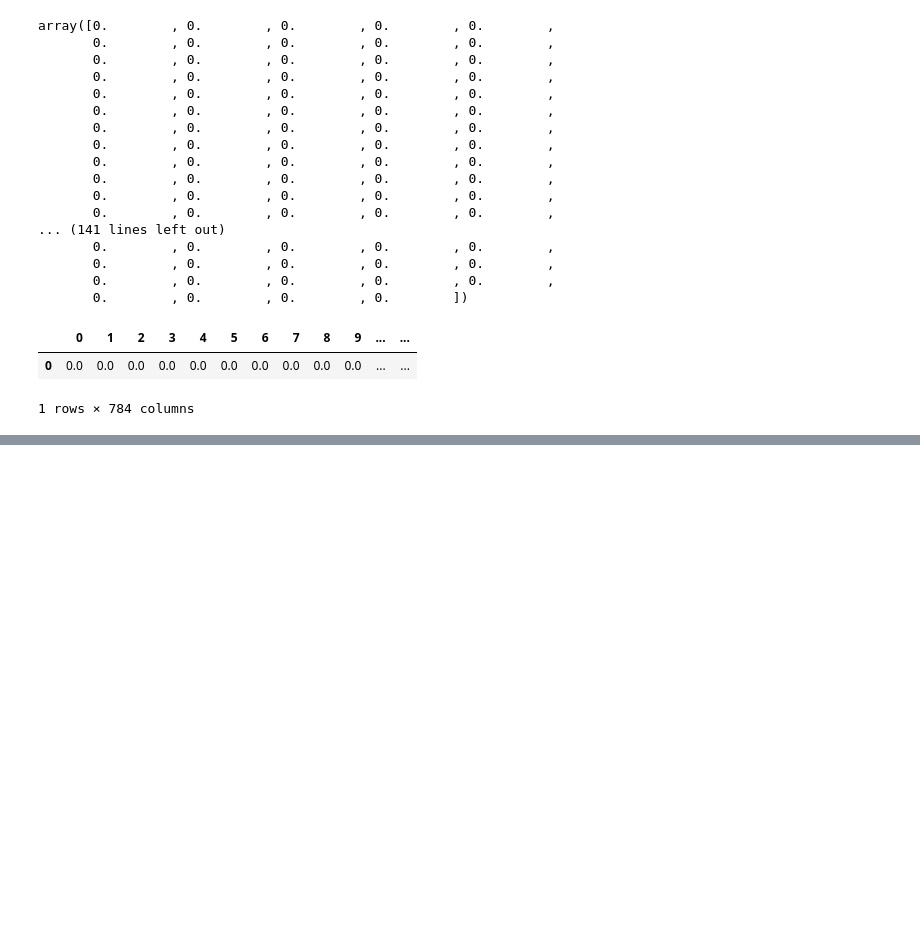
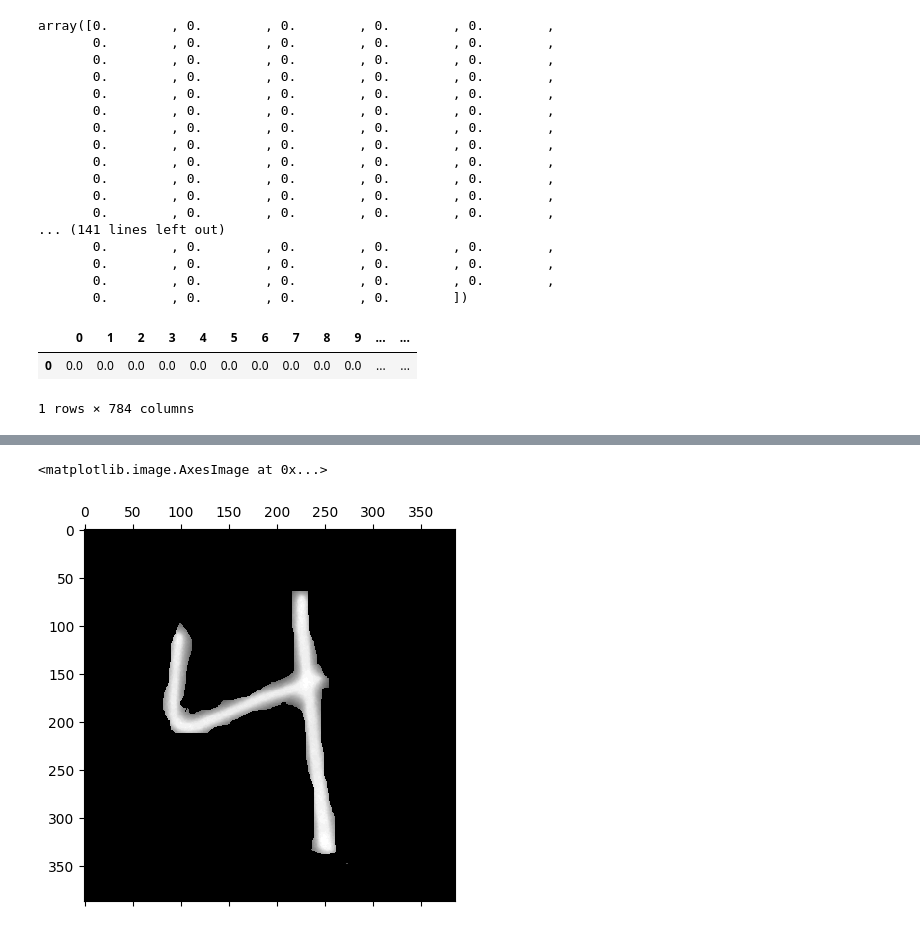
Before and after one commit to jewelnu/KNN_digits_rcognition, a Jupyter notebook: KNN_digit_OCR.ipynb, the cells around one changed output, grey strips where cells are left out. Saved outputs shown, nothing was run; the diff lists cells and outputs as text; code cells hidden in the pictures; blank space fills up the shorter version.

```diff
--- a/KNN_digit_OCR.ipynb
+++ b/KNN_digit_OCR.ipynb
@@ -168,0 +229,3 @@ array([9], dtype=uint8)
+# %%
+img_resizedM = cv2.bitwise_not(input_image)#change background white to black and digit black to white
+img_resizedM
@@ -168,0 +240,5 @@ array([9], dtype=uint8)
+# %%
+plt.matshow(img_resizedM,cmap='gray')
+# %% [output]
+<matplotlib.image.AxesImage at 0x...>
+[figure, added]
```
Also changed, not shown: parts of 30 cells of this notebook, 2 other files.
